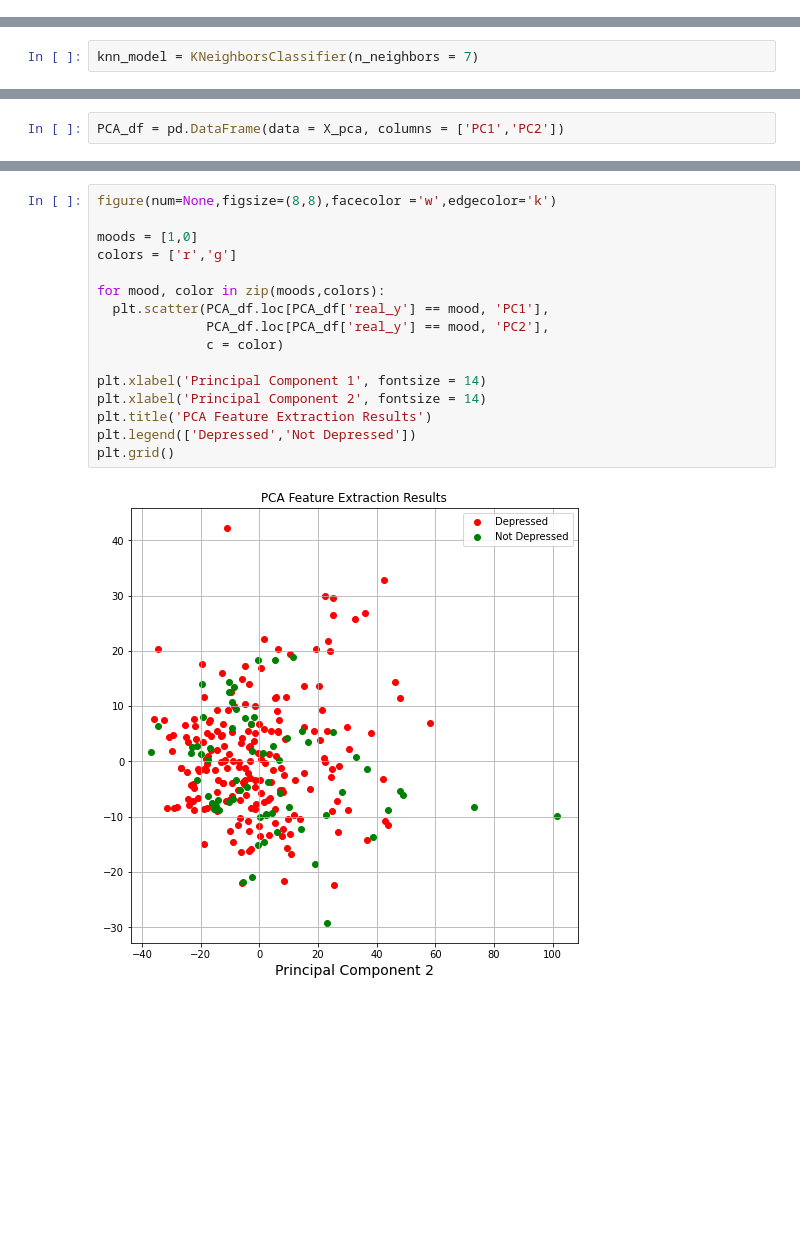
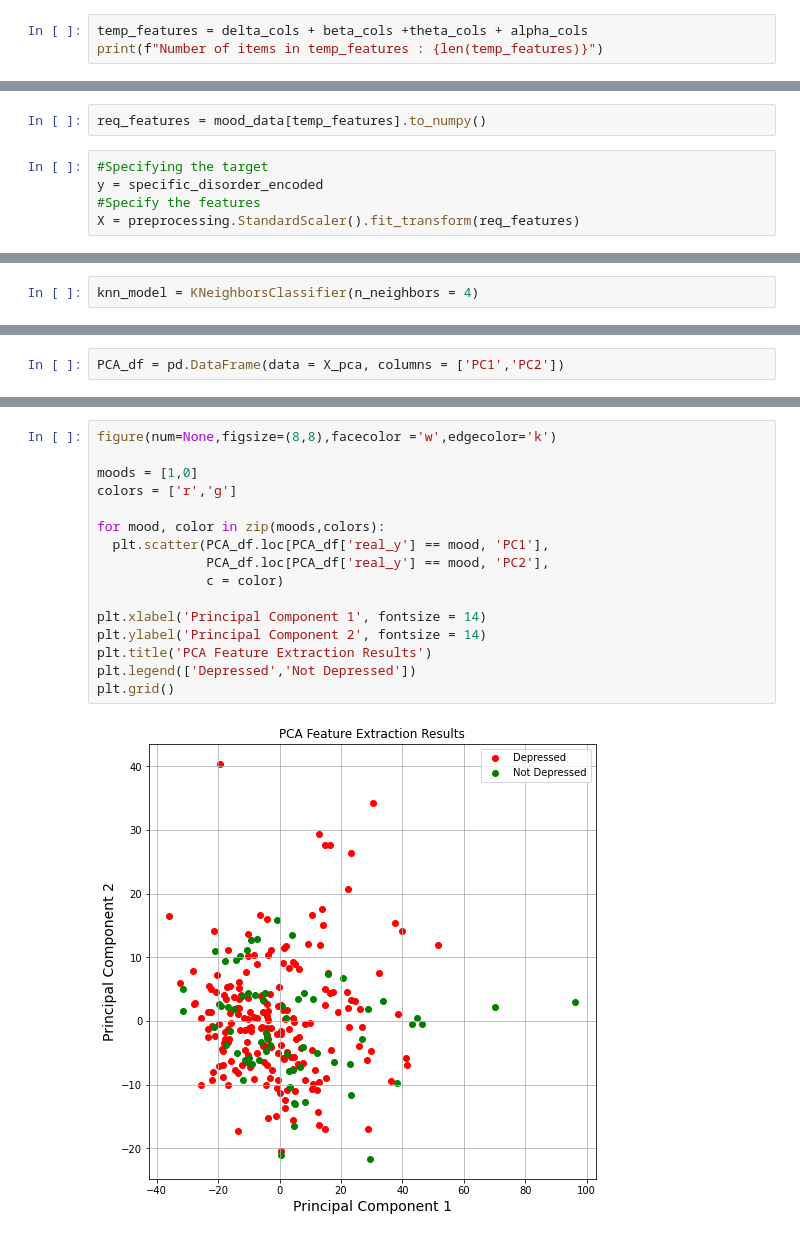
Before and after one commit to LCherop/EEG-based-Classification-of-Behavioural-Symptoms-of-Depression, a Jupyter notebook: Analysis_and_Classification_of_Behavioural_Symptoms_of_Depression_using_KNN.ipynb, the cells around one changed output, grey strips where cells are left out. Saved outputs shown, nothing was run; the diff lists cells and outputs as text; blank space fills up the shorter version.

```diff
--- a/Analysis_and_Classification_of_Behavioural_Symptoms_of_Depression_using_KNN.ipynb
+++ b/Analysis_and_Classification_of_Behavioural_Symptoms_of_Depression_using_KNN.ipynb
@@ -182,0 +208,3 @@ X = preprocessing.StandardScaler().fit_transform(features)
+# %%
+temp_features = delta_cols + beta_cols +theta_cols + alpha_cols
+print(f"Number of items in temp_features : {len(temp_features)}")
@@ -183,3 +213,10 @@ X = preprocessing.StandardScaler().fit_transform(features)
+# %%
+req_features = mood_data[temp_features].to_numpy()
+# %%
+#Specifying the target
+y = specific_disorder_encoded
+#Specify the features
+X = preprocessing.StandardScaler().fit_transform(req_features)
 # %% [markdown]
 ## Classification
 # %% [markdown]
@@ -193,7 +230,7 @@ X_train, X_test, y_train, y_test = train_test_split(X,y, test_size = 0.3)
 # %%
 from sklearn.neighbors import KNeighborsClassifier
 # %%
-knn_model = KNeighborsClassifier(n_neighbors = 7)
+knn_model = KNeighborsClassifier(n_neighbors = 4)
 # %%
 knn_model.fit(X_train,y_train)
 # %% [output]
@@ -306,18 +355,18 @@ PCA_df.head()
 # %%
 figure(num=None,figsize=(8,8),facecolor ='w',edgecolor='k')
 
 moods = [1,0]
 colors = ['r','g']
 
 for mood, color in zip(moods,colors):
   plt.scatter(PCA_df.loc[PCA_df['real_y'] == mood, 'PC1'],
               PCA_df.loc[PCA_df['real_y'] == mood, 'PC2'],
               c = color)
 
 plt.xlabel('Principal Component 1', fontsize = 14)
-plt.xlabel('Principal Component 2', fontsize = 14)
+plt.ylabel('Principal Component 2', fontsize = 14)
 plt.title('PCA Feature Extraction Results')
 plt.legend(['Depressed','Not Depressed'])
 plt.grid()
 # %% [output]
-[figure, old version]
+[figure, new version]
```
Also changed, not shown: parts of 14 cells of this notebook.
